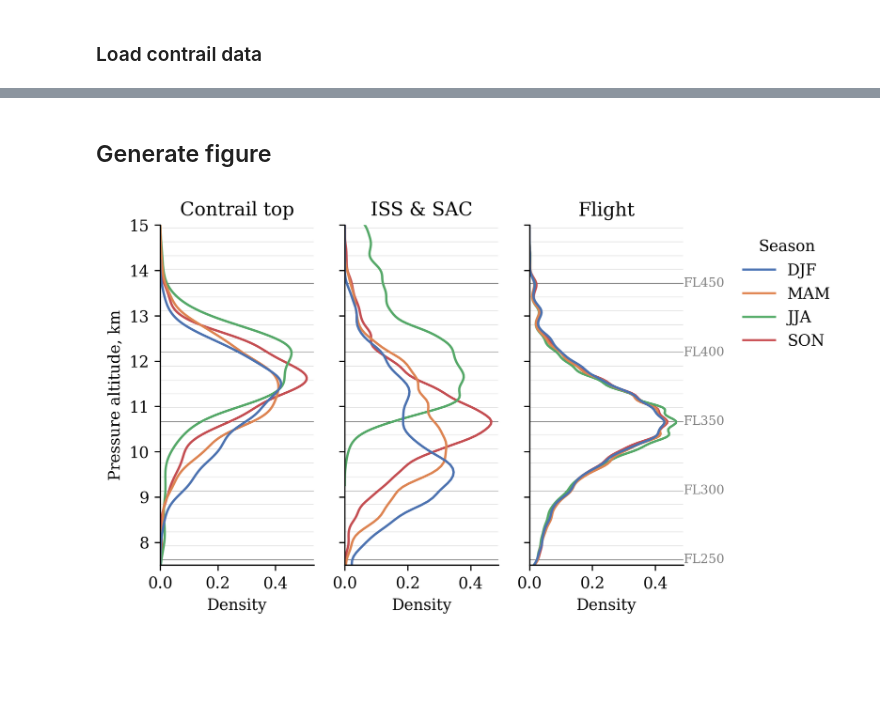
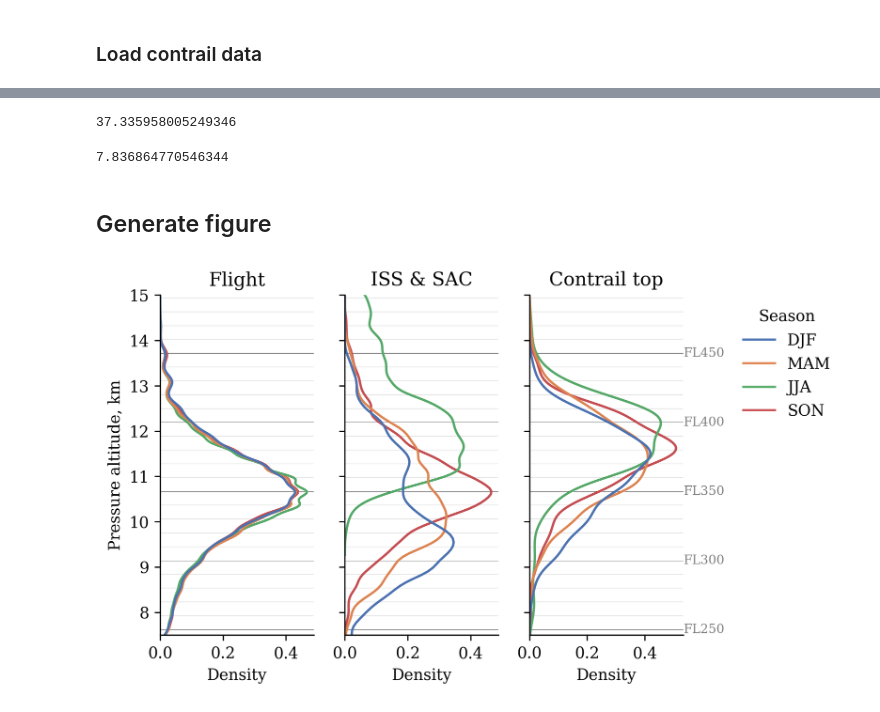
Before and after one commit to MIT-LAE/Contrail_height_estimation, a Jupyter notebook: notebooks/Figure 3.ipynb, the cells around one changed output, grey strips where cells are left out. Saved outputs shown, nothing was run; the diff lists cells and outputs as text; code cells hidden in the pictures; blank space fills up the shorter version.

```diff
--- a/notebooks/Figure 3.ipynb
+++ b/notebooks/Figure 3.ipynb
@@ -62,3 +74,11 @@ df_bal['season_name'] = df.groupby([df.goes_time, df.L1_file, df.goes_product, d
+# %%
+11.38 / 0.3048
+# %% [output]
+37.335958005249346
+# %%
+df_bal.alt_km.min()
+# %% [output]
+7.836864770546344
 # %% [markdown]
 ## Generate figure
 # %%
@@ -69,48 +89,48 @@ HUE_ORDER = ["DJF", "MAM", "JJA", "SON"]
 PALETTE = sns.color_palette("deep", 4)
 COMMON_NORM = False
 
-sns.kdeplot(y="alt_km", hue="season_name",
-           data=df_bal, ax=axes[0], palette=PALETTE, hue_order=HUE_ORDER,
+sns.kdeplot(y="alt_km", hue="season_name",weights='dist',
+           data=res_df, ax=axes[0], palette=PALETTE, hue_order=HUE_ORDER,
            common_norm=COMMON_NORM, legend=False)
 
 sns.kdeplot(y="alt_km", hue="season_name",
            data=gf_balanced1[gf_balanced1.ISS&gf_balanced1.SAC].reset_index(), ax=axes[1], palette=PALETTE, hue_order=HUE_ORDER,
            common_norm=COMMON_NORM, legend=False)
 
-sns.kdeplot(y="alt_km", weights='dist',
-            data=res_df, hue="season_name", ax=axes[2], palette=PALETTE,
+sns.kdeplot(y="alt_km",
+            data=df_bal, hue="season_name", ax=axes[2], palette=PALETTE,
             hue_order=HUE_ORDER,
             common_norm=COMMON_NORM, legend=True)
 
 
 sns.move_legend(axes[2], "upper left",frameon=False,
                     title="Season", bbox_to_anchor=(1.3,1))
 
 
-axes[0].set(ylabel="Pressure altitude, km", title="Contrail top")
+axes[0].set(ylabel="Pressure altitude, km", title="Flight")
 axes[1].set(title="ISS & SAC")
-axes[2].set(title="Flight")
+axes[2].set(title="Contrail top")
 
 for i in range(3):
     ax = axes[i]
     ax.set_ylim(7.5, 15)
     ax.spines["right"].set_visible(False)
     ax.spines["top"].set_visible(False)
     for FL in np.arange(180, 510, 10):
 
 
         if FL % 50 == 0:
             if i == 2:
                 ax.annotate(f"FL{FL}", (ax.get_xlim()[-1], FL * 100 * 0.3048 / 1000),
                             ha="left", va="center",fontsize=8,
                            alpha=0.5)
             ax.axhline(FL * 100 * 0.3048 / 1000, c="k",
                   lw=0.2, zorder=-1)
         else:
             ax.axhline(FL * 100 * 0.3048 / 1000, c="k",
                   lw=0.05, zorder=-1)
 
 
 #plt.savefig("height_by_season.png", dpi=300, bbox_inches="tight")
 # %% [output]
-[figure, old version]
+[figure, new version]
```
Also changed, not shown: parts of 1 cell of this notebook, 4 other files.
